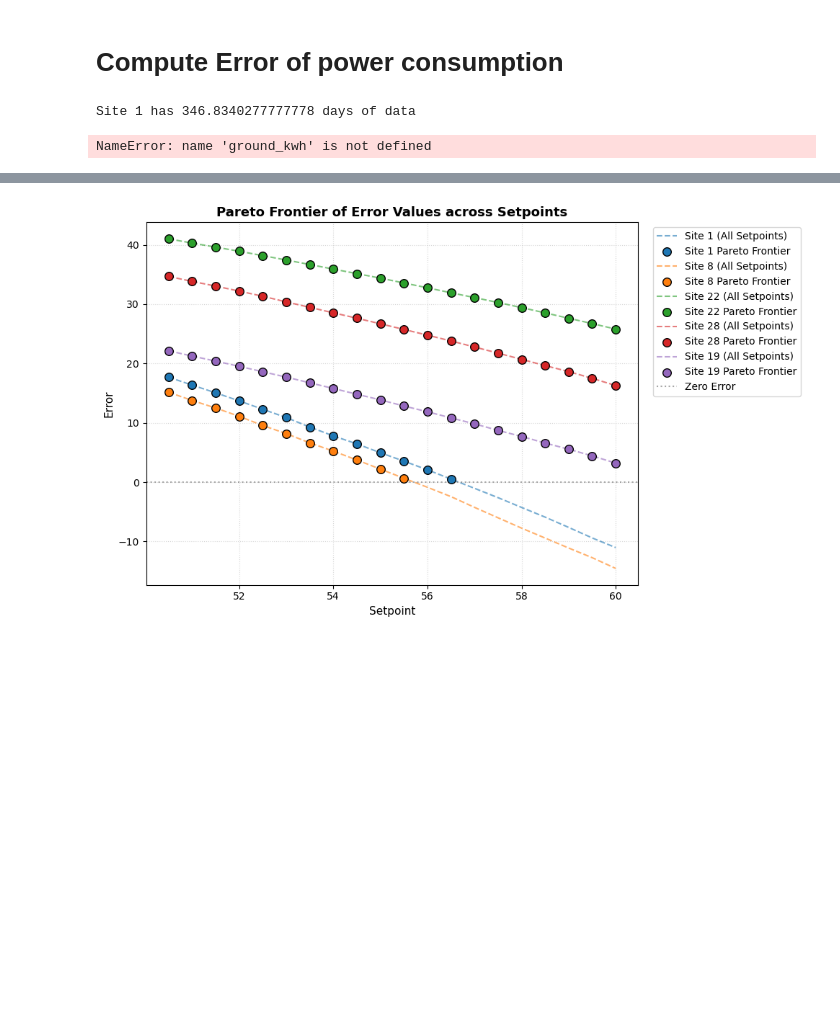
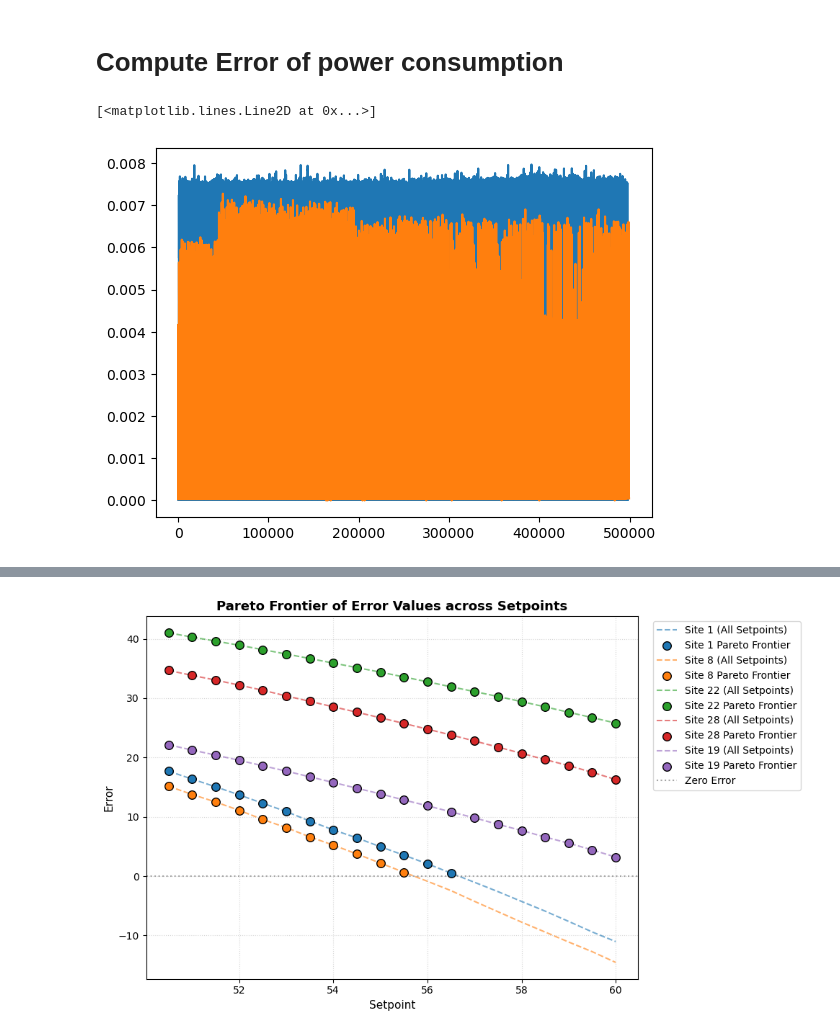
Before and after one commit to Jae-Domain/OCHRE, a Jupyter notebook: bin/120V_site_output/120V_generate_graphics.ipynb, the cells around one changed output, grey strips where cells are left out. Cells and saved outputs as stored; diff of their text form; code cells hidden in the pictures; blank space fills up the shorter version.

```diff
--- a/bin/120V_site_output/120V_generate_graphics.ipynb
+++ b/bin/120V_site_output/120V_generate_graphics.ipynb
@@ -671,5 +673,4 @@ def compute_avg_gallons(site_number, setpoint):
 # %%
-compute_error(1, 50.53)
 # %% [output]
-Site 1 has 346.8340277777778 days of data
+[<matplotlib.lines.Line2D at 0x...>]
-NameError: name 'ground_kwh' is not defined
+[figure, added]
```
Also changed, not shown: parts of 5 cells of this notebook.
